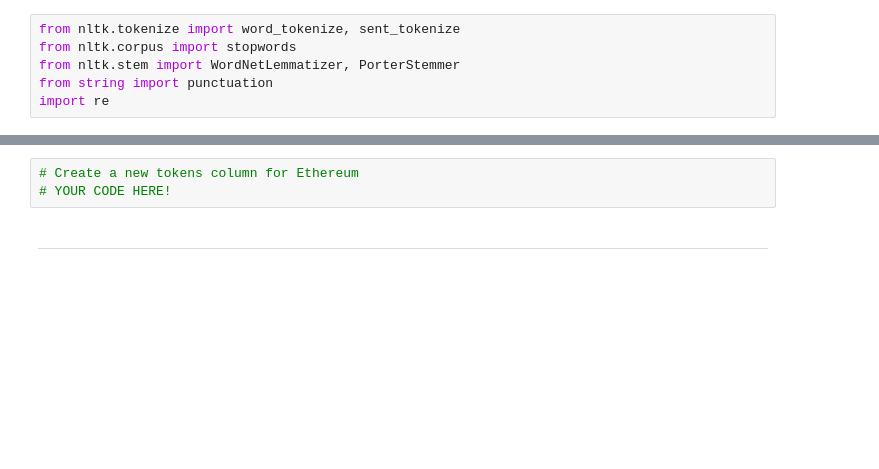
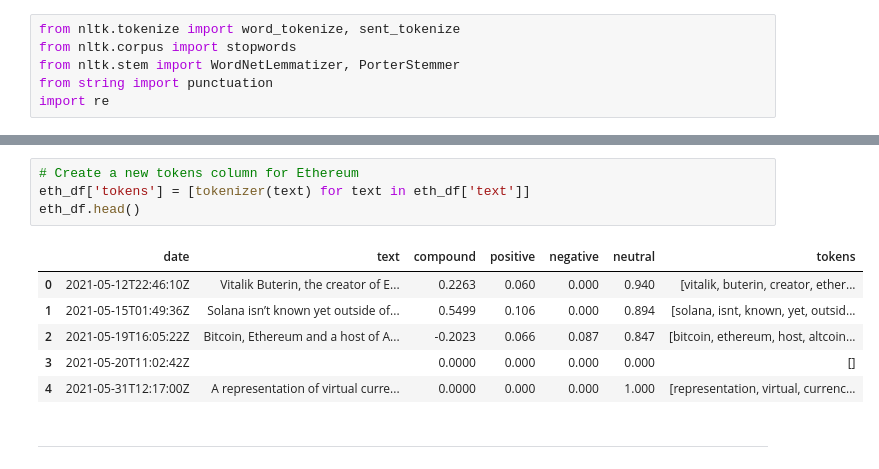
Before and after one commit to illyanyc/cu_fintech_assignments, a Jupyter notebook: 12_nlp/crypto_sentiment.ipynb, the cells around one changed output, grey strips where cells are left out. Drawn from its saved outputs; the diff is of its cells as text; blank space fills up the shorter version.

```diff
--- a/12_nlp/crypto_sentiment.ipynb
+++ b/12_nlp/crypto_sentiment.ipynb
@@ -117,6 +250,14 @@ def tokenizer(text):
 # %%
 # Create a new tokens column for Ethereum
-# YOUR CODE HERE!
+eth_df['tokens'] = [tokenizer(text) for text in eth_df['text']]
+eth_df.head()
+# %% [output]
+|  | date | text | compound | positive | negative | neutral | tokens |
+| 0 | 2021-05-12T22:46:10Z | Vitalik Buterin, the creator of E... | 0.2263 | 0.060 | 0.000 | 0.940 | [vitalik, buterin, creator, ether... |
+| 1 | 2021-05-15T01:49:36Z | Solana isn’t known yet outside of... | 0.5499 | 0.106 | 0.000 | 0.894 | [solana, isnt, known, yet, outsid... |
+| 2 | 2021-05-19T16:05:22Z | Bitcoin, Ethereum and a host of A... | -0.2023 | 0.066 | 0.087 | 0.847 | [bitcoin, ethereum, host, altcoin... |
+| 3 | 2021-05-20T11:02:42Z |  | 0.0000 | 0.000 | 0.000 | 0.000 | [] |
+| 4 | 2021-05-31T12:17:00Z | A representation of virtual curre... | 0.0000 | 0.000 | 0.000 | 1.000 | [representation, virtual, currenc... |
 # %% [markdown]
 ---
 # %% [markdown]
```
Also changed, not shown: parts of 30 cells of this notebook, 6 other files.
